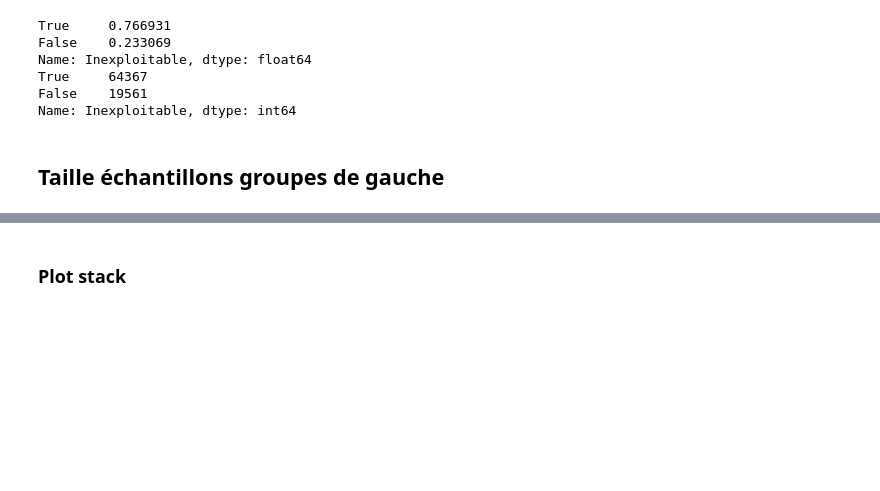
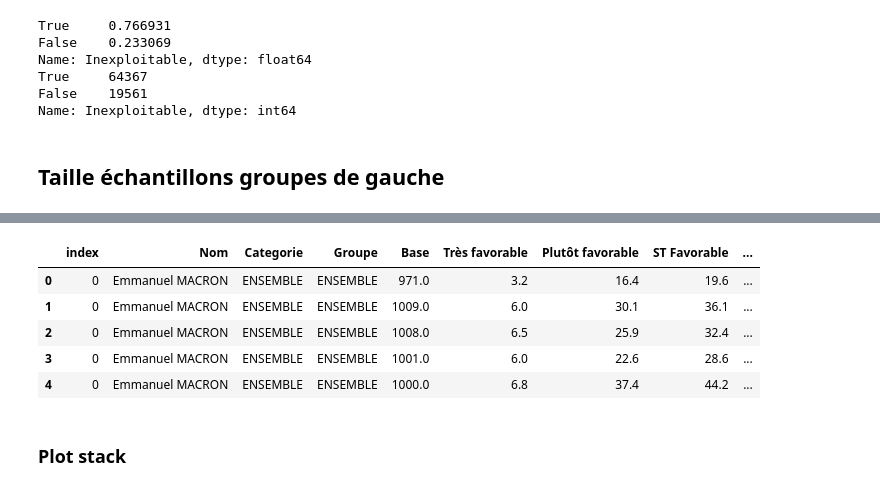
Before and after one commit to NyxAether/mesure_instituts_sondage, a Jupyter notebook: ipsos/ipsos_summary.ipynb, the cells around one changed output, grey strips where cells are left out. Cells and saved outputs as stored; diff of their text form; code cells hidden in the pictures; blank space fills up the shorter version.

```diff
--- a/ipsos/ipsos_summary.ipynb
+++ b/ipsos/ipsos_summary.ipynb
@@ -217,6 +213,15 @@ taille_gauche_detail.rename(columns={'STFIPdGPC':'FI-PdG-PC'}, inplace=True)
 taille_gauche_detail=taille_gauche_detail[['FI-PdG-PC','PS','EELV']]
 taille_gauche_full.replace('STFIPdGPC','FI-PdG-PC',inplace=True)
 taille_gauche_full.replace('STGauche(FIPdGPCPSEELV)','Soutien Gauche (Total)',inplace=True)
+# %%
+macron_ens.head()
+# %% [output]
+|  | index | Nom | Categorie | Groupe | Base | Très favorable | Plutôt favorable | ST Favorable | ... |
+| 0 | 0 | Emmanuel MACRON | ENSEMBLE | ENSEMBLE | 971.0 | 3.2 | 16.4 | 19.6 | ... |
+| 1 | 0 | Emmanuel MACRON | ENSEMBLE | ENSEMBLE | 1009.0 | 6.0 | 30.1 | 36.1 | ... |
+| 2 | 0 | Emmanuel MACRON | ENSEMBLE | ENSEMBLE | 1008.0 | 6.5 | 25.9 | 32.4 | ... |
+| 3 | 0 | Emmanuel MACRON | ENSEMBLE | ENSEMBLE | 1001.0 | 6.0 | 22.6 | 28.6 | ... |
+| 4 | 0 | Emmanuel MACRON | ENSEMBLE | ENSEMBLE | 1000.0 | 6.8 | 37.4 | 44.2 | ... |
 # %% [markdown]
 ### Plot stack
 # %%
```
Also changed, not shown: parts of 9 cells of this notebook, 4 other files.
